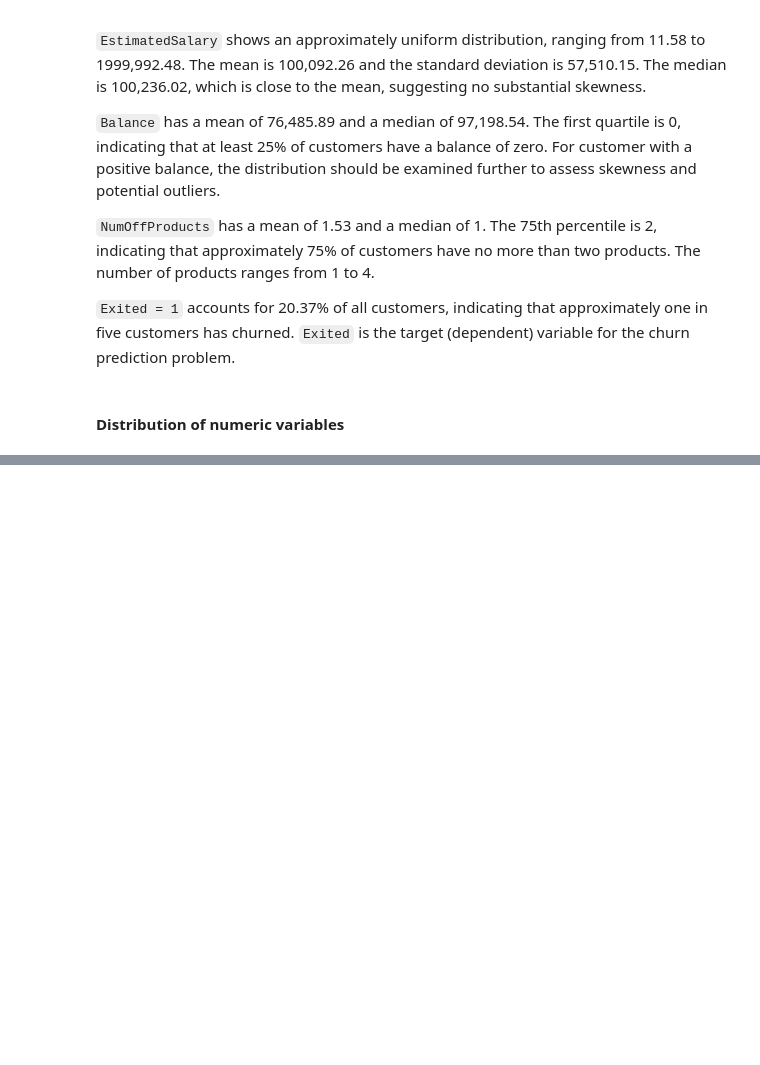
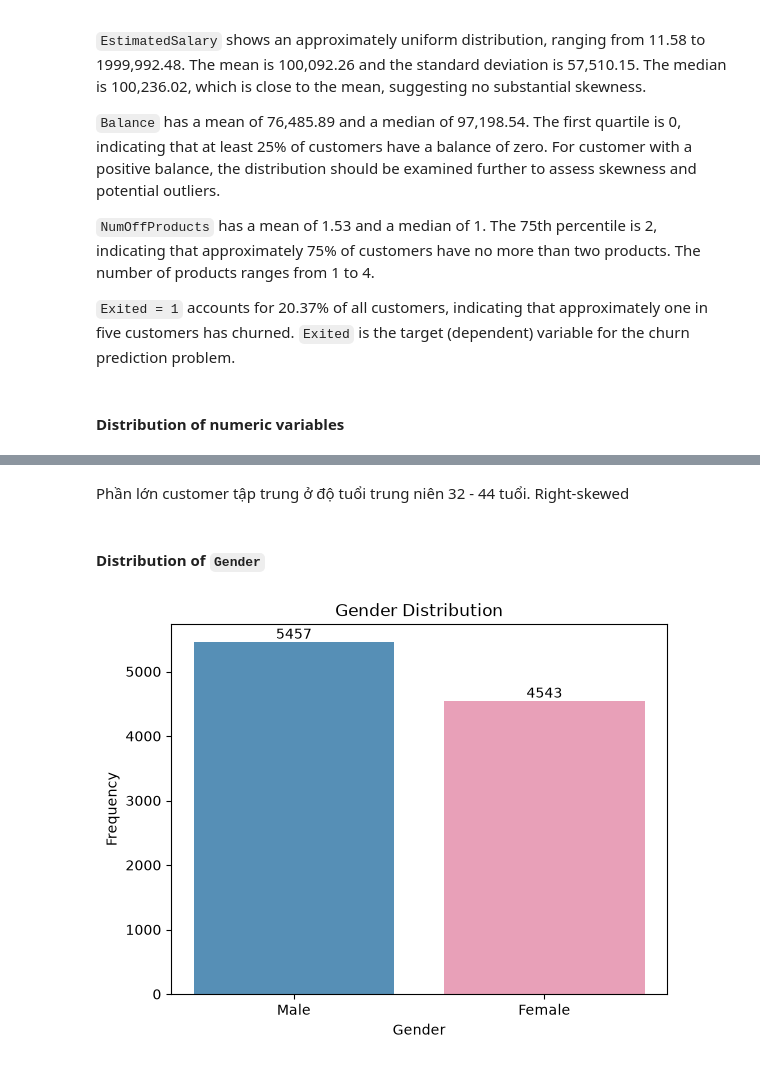
Before and after one commit to ppthanhtuyen-create/demo-git, a Jupyter notebook: data_understanding.ipynb, the cells around one changed output, grey strips where cells are left out. Cells and saved outputs as stored; diff of their text form; code cells hidden in the pictures; blank space fills up the shorter version.

```diff
--- a/data_understanding.ipynb
+++ b/data_understanding.ipynb
@@ -918,0 +973,33 @@ plt.show()
+# %% [markdown]
+Phần lớn customer tập trung ở độ tuổi trung niên 32 - 44 tuổi. Right-skewed
+# %% [markdown]
+#### Distribution of `Gender`
+# %%
+import matplotlib.pyplot as plt
+
+gender_count = df_merged["Gender"].value_counts()
+
+colors ={
+    "Female": "#E8A0B8",
+    "Male": "#568FB6"
+}
+
+bars = plt.bar(gender_count.index, gender_count.values, color=[colors[gender] for gender in gender_count.index])
+
+plt.xlabel("Gender")
+plt.ylabel("Frequency")
+plt.title("Gender Distribution")
+
+for bar in bars:
+    count = bar.get_height()
+    plt.text(
+        bar.get_x() + bar.get_width() / 2,
+        count,
+        f"{int(count)}",
+        ha="center",
+        va="bottom"
+    )
+
+plt.show()
+# %% [output]
+[figure, added]
```
Also changed, not shown: parts of 30 cells of this notebook, 1 other file.
